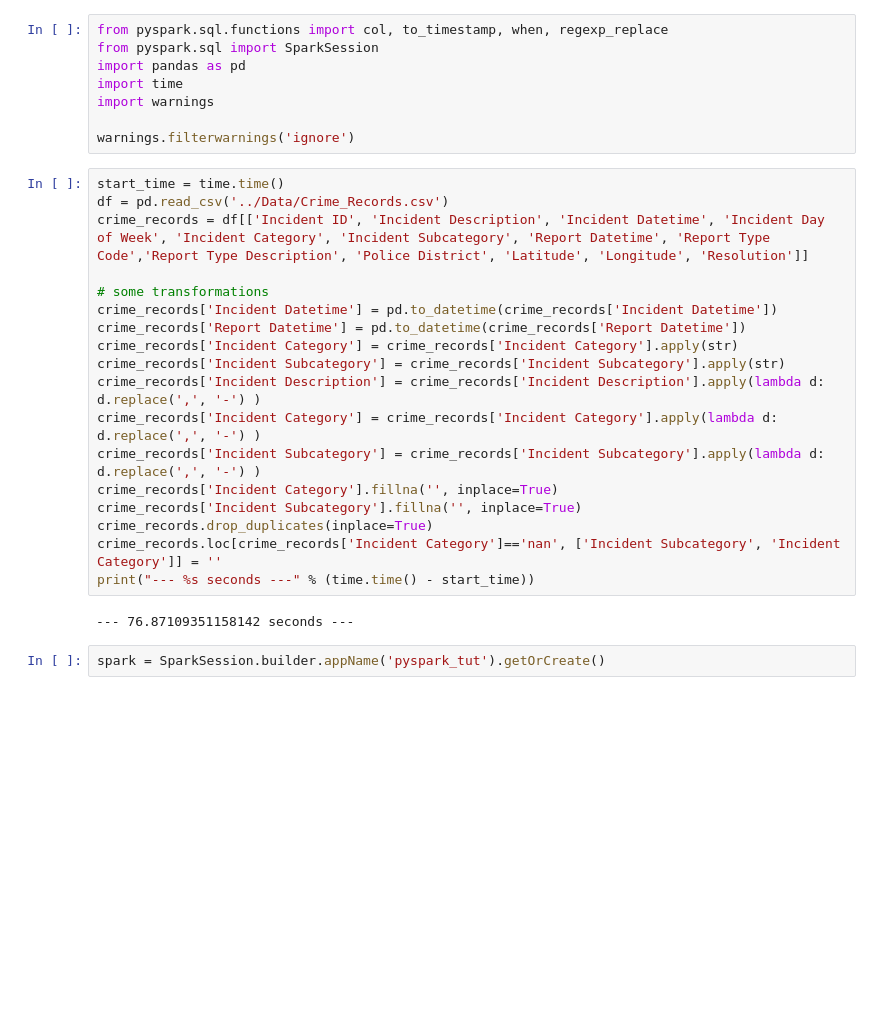
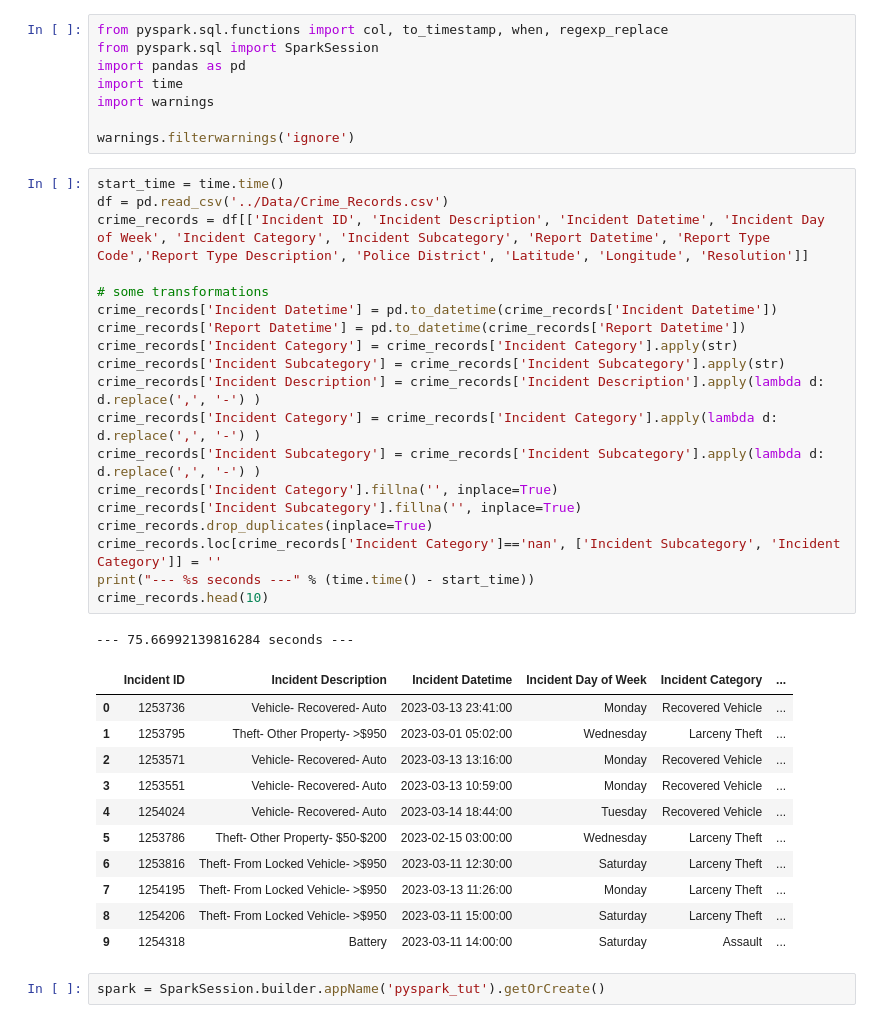
Before and after one commit to SihanWang-WHU/SF-Crime-Analysis, a Jupyter notebook: EDA/pyspark_tut.ipynb, the cells around one changed output. Drawn from its saved outputs; the diff is of its cells as text; blank space fills up the shorter version.

```diff
--- a/EDA/pyspark_tut.ipynb
+++ b/EDA/pyspark_tut.ipynb
@@ -9,23 +9,35 @@ warnings.filterwarnings('ignore')
 # %%
 start_time = time.time()
 df = pd.read_csv('../Data/Crime_Records.csv')
 crime_records = df[['Incident ID', 'Incident Description', 'Incident Datetime', 'Incident Day of Week', 'Incident Category', 'Incident Subcategory', 'Report Datetime', 'Report Type Code','Report Type Description', 'Police District', 'Latitude', 'Longitude', 'Resolution']]
 
 # some transformations
 crime_records['Incident Datetime'] = pd.to_datetime(crime_records['Incident Datetime'])
 crime_records['Report Datetime'] = pd.to_datetime(crime_records['Report Datetime'])
 crime_records['Incident Category'] = crime_records['Incident Category'].apply(str)
 crime_records['Incident Subcategory'] = crime_records['Incident Subcategory'].apply(str)
 crime_records['Incident Description'] = crime_records['Incident Description'].apply(lambda d: d.replace(',', '-') )
 crime_records['Incident Category'] = crime_records['Incident Category'].apply(lambda d: d.replace(',', '-') )
 crime_records['Incident Subcategory'] = crime_records['Incident Subcategory'].apply(lambda d: d.replace(',', '-') )
 crime_records['Incident Category'].fillna('', inplace=True)
 crime_records['Incident Subcategory'].fillna('', inplace=True)
 crime_records.drop_duplicates(inplace=True)
 crime_records.loc[crime_records['Incident Category']=='nan', ['Incident Subcategory', 'Incident Category']] = ''
 print("--- %s seconds ---" % (time.time() - start_time))
+crime_records.head(10)
 # %% [output]
---- 76.87109351158142 seconds ---
+--- 75.66992139816284 seconds ---
+|  | Incident ID | Incident Description | Incident Datetime | Incident Day of Week | Incident Category | ... |
+| 0 | 1253736 | Vehicle- Recovered- Auto | 2023-03-13 23:41:00 | Monday | Recovered Vehicle | ... |
+| 1 | 1253795 | Theft- Other Property- >$950 | 2023-03-01 05:02:00 | Wednesday | Larceny Theft | ... |
+| 2 | 1253571 | Vehicle- Recovered- Auto | 2023-03-13 13:16:00 | Monday | Recovered Vehicle | ... |
+| 3 | 1253551 | Vehicle- Recovered- Auto | 2023-03-13 10:59:00 | Monday | Recovered Vehicle | ... |
+| 4 | 1254024 | Vehicle- Recovered- Auto | 2023-03-14 18:44:00 | Tuesday | Recovered Vehicle | ... |
+| 5 | 1253786 | Theft- Other Property- $50-$200 | 2023-02-15 03:00:00 | Wednesday | Larceny Theft | ... |
+| 6 | 1253816 | Theft- From Locked Vehicle- >$950 | 2023-03-11 12:30:00 | Saturday | Larceny Theft | ... |
+| 7 | 1254195 | Theft- From Locked Vehicle- >$950 | 2023-03-13 11:26:00 | Monday | Larceny Theft | ... |
+| 8 | 1254206 | Theft- From Locked Vehicle- >$950 | 2023-03-11 15:00:00 | Saturday | Larceny Theft | ... |
+| 9 | 1254318 | Battery | 2023-03-11 14:00:00 | Saturday | Assault | ... |
 # %%
 spark = SparkSession.builder.appName('pyspark_tut').getOrCreate()
 # %%
```
Also changed, not shown: 2 other files.
